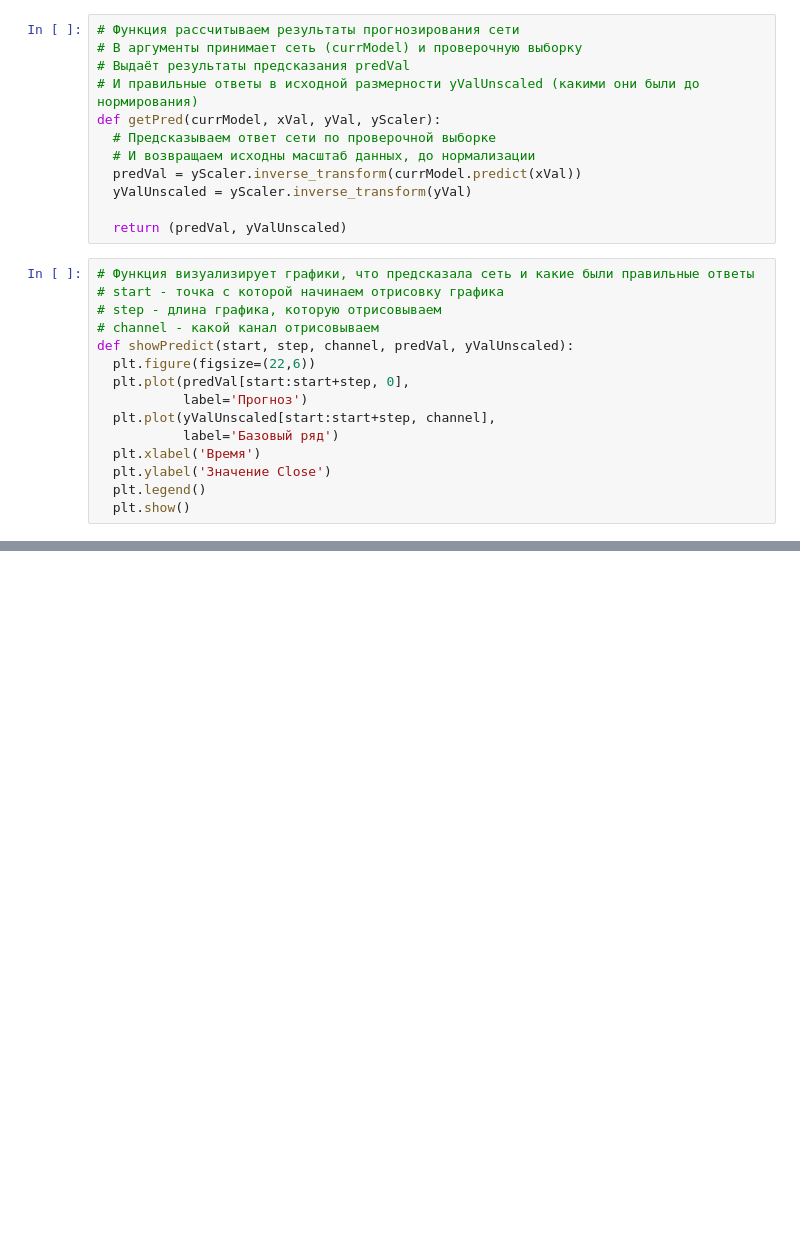
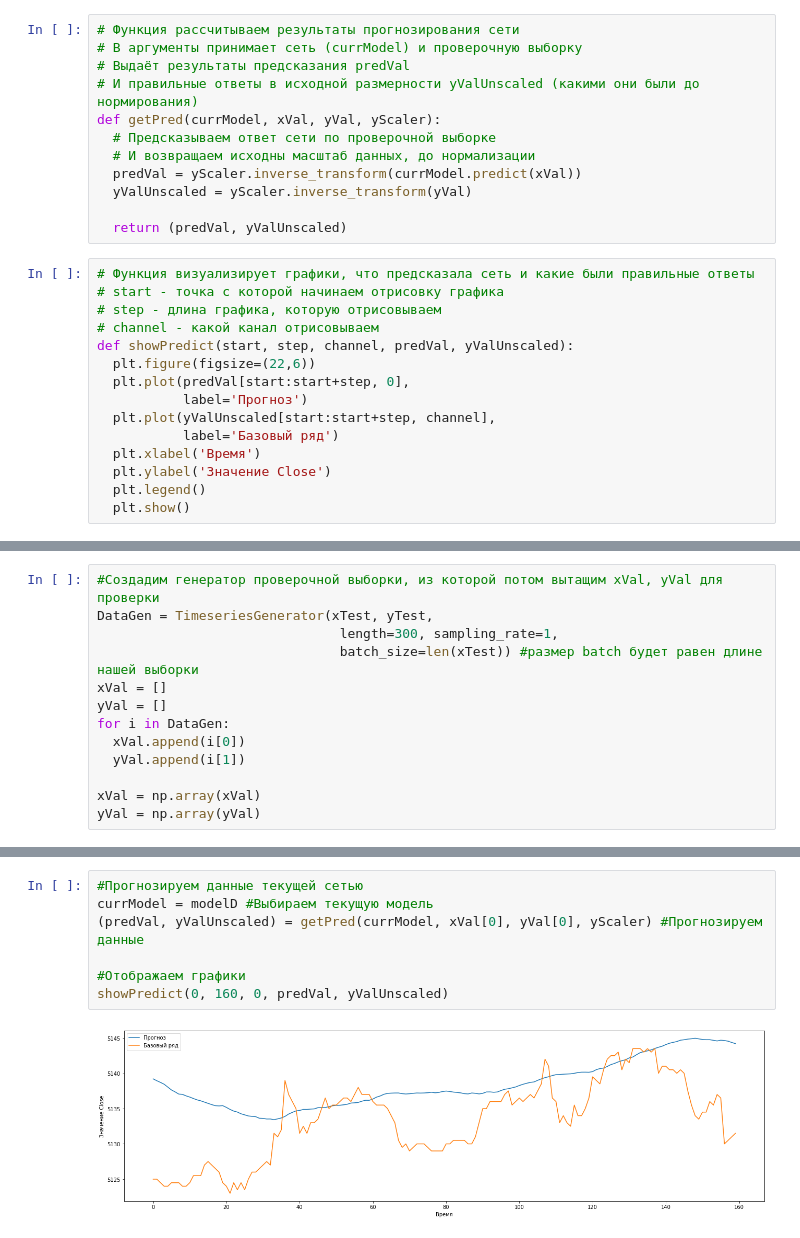
Before and after one commit to Igor-Belskiy/AI_University, a Jupyter notebook: Полносвязные_и_рекуррентные_нейронные_сети_для_прогнозирования_временных_рядов_(Light).ipynb, the cells around one changed output, grey strips where cells are left out. Cells and saved outputs as stored; diff of their text form; blank space fills up the shorter version.

```diff
--- a/Полносвязные_и_рекуррентные_нейронные_сети_для_прогнозирования_временных_рядов_(Light).ipynb
+++ b/Полносвязные_и_рекуррентные_нейронные_сети_для_прогнозирования_временных_рядов_(Light).ipynb
@@ -219,0 +255,13 @@ np.corrcoef( np.array([1, 2, 3, 4]),np.array([4, 66, 7, 9]))[0][1]
+# %%
+#Создадим генератор проверочной выборки, из которой потом вытащим xVal, yVal для проверки
+DataGen = TimeseriesGenerator(xTest, yTest,
+                               length=300, sampling_rate=1,
+                               batch_size=len(xTest)) #размер batch будет равен длине нашей выборки
+xVal = []
+yVal = []
+for i in DataGen:
+  xVal.append(i[0])
+  yVal.append(i[1])
+
+xVal = np.array(xVal)
+yVal = np.array(yVal)
@@ -219,0 +338,9 @@ np.corrcoef( np.array([1, 2, 3, 4]),np.array([4, 66, 7, 9]))[0][1]
+# %%
+#Прогнозируем данные текущей сетью
+currModel = modelD #Выбираем текущую модель
+(predVal, yValUnscaled) = getPred(currModel, xVal[0], yVal[0], yScaler) #Прогнозируем данные
+
+#Отображаем графики
+showPredict(0, 160, 0, predVal, yValUnscaled)
+# %% [output]
+[figure, added]
```
Also changed, not shown: parts of 7 cells of this notebook.
